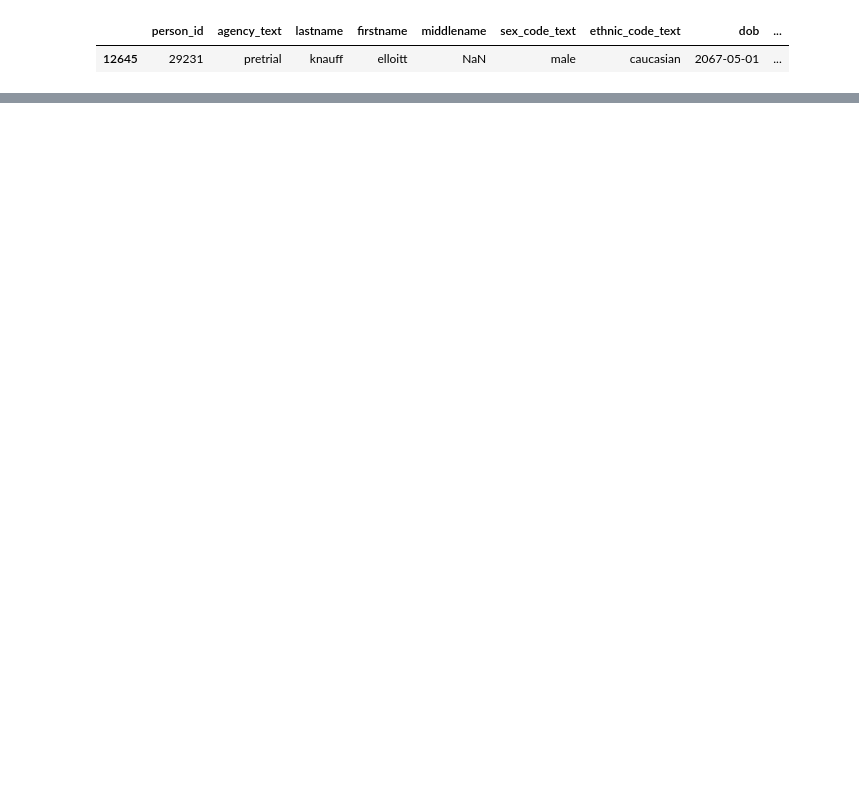
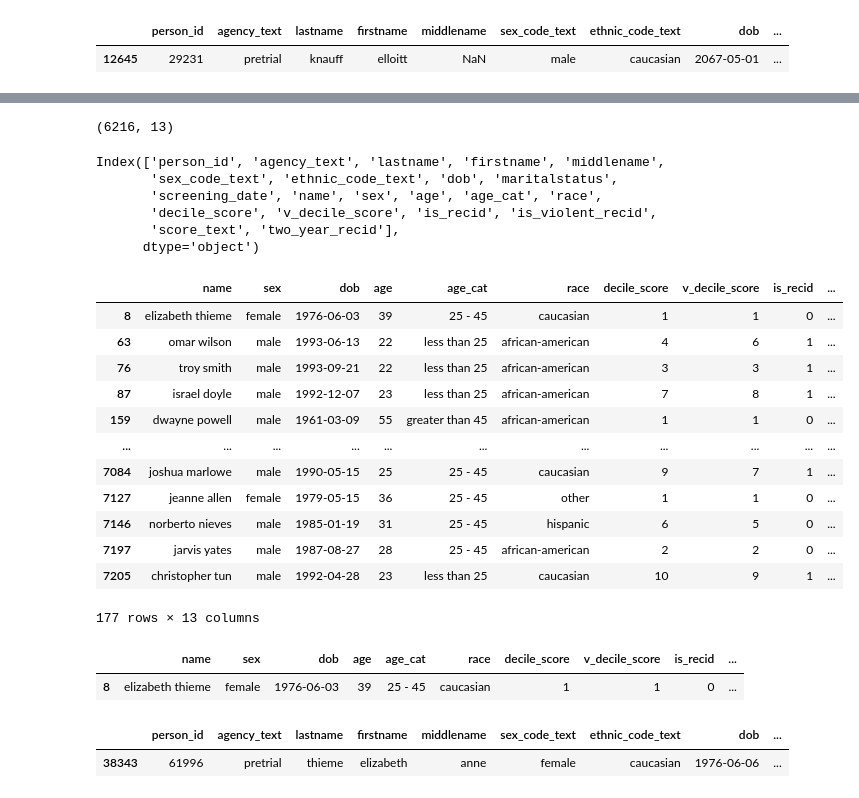
Before and after one commit to aaznarmellado-collab/TFM-Sesgos-en-el-sistema-judicial-de-EEUU-, a Jupyter notebook: 01_Notebooks/TFM_SESGOS_EN_EL_SISTEMA_JUDICIAL_DE_EEUU.ipynb, the cells around one changed output, grey strips where cells are left out. Saved outputs shown, nothing was run; the diff lists cells and outputs as text; code cells hidden in the pictures; blank space fills up the shorter version.

Commit message:
Rapidfuzz names

```diff
--- a/01_Notebooks/TFM_SESGOS_EN_EL_SISTEMA_JUDICIAL_DE_EEUU.ipynb
+++ b/01_Notebooks/TFM_SESGOS_EN_EL_SISTEMA_JUDICIAL_DE_EEUU.ipynb
@@ -326,0 +289,2 @@ df_raw_clean.query("lastname == 'knauff'")
+# %%
+df_raw_clean['dob'] = df_raw_clean['dob'].apply(lambda x : x - pd.DateOffset(years = 100) if x > pd.to_datetime('2000-01-01') else x)
@@ -326,0 +334,31 @@ df_raw_clean.query("lastname == 'knauff'")
+# %%
+#nombres_df_raw = df_raw_clean['name'].unique().tolist()
+
+# nombres_df_two_years = df_two_years_clean['name'].unique().tolist()
+
+def fuzzy_replace_safe(row, df_maestro, threshold=85):
+
+    posibles = df_maestro[df_maestro["dob"] == row["dob"]]
+
+    if posibles.empty:
+        return row["name"]
+
+    result = process.extractOne(
+        row["name"],
+        posibles["name"].tolist(),
+        scorer=fuzz.token_sort_ratio
+    )
+
+    if result is None:
+        return row["name"]
+
+    match, score = result[0], result[1]
+
+    return match if score >= threshold else row["name"]
+
+df_raw_clean["name"] = df_raw_clean.apply(
+    lambda row: fuzzy_replace_safe(row, df_two_years_clean),
+    axis=1
+)
+# %%
+test_merge = pd.merge(df_raw_clean, df_two_years_clean,on=["dob", 'name', 'screening_date'], how='inner')           #shape two years clean de 6216
@@ -326,0 +371,4 @@ df_raw_clean.query("lastname == 'knauff'")
+# %%
+df_two_years_clean.shape
+# %% [output]
+(6216, 13)
@@ -326,0 +383,41 @@ df_raw_clean.query("lastname == 'knauff'")
+# %%
+test_merge.columns
+# %% [output]
+Index(['person_id', 'agency_text', 'lastname', 'firstname', 'middlename',
+       'sex_code_text', 'ethnic_code_text', 'dob', 'maritalstatus',
+       'screening_date', 'name', 'sex', 'age', 'age_cat', 'race',
+       'decile_score', 'v_decile_score', 'is_recid', 'is_violent_recid',
+       'score_text', 'two_year_recid'],
+      dtype='object')
+# %%
+cols = df_two_years_clean.columns.tolist()
+
+df2_tuples = list(test_merge[cols].itertuples(index=False, name=None))
+
+df1_no_match = df_two_years_clean[~df_two_years_clean[cols].apply(tuple, axis=1).isin(df2_tuples)]
+# %%
+df1_no_match
+# %% [output]
+|  | name | sex | dob | age | age_cat | race | decile_score | v_decile_score | is_recid | ... |
+| 8 | elizabeth thieme | female | 1976-06-03 | 39 | 25 - 45 | caucasian | 1 | 1 | 0 | ... |
+| 63 | omar wilson | male | 1993-06-13 | 22 | less than 25 | african-american | 4 | 6 | 1 | ... |
+| 76 | troy smith | male | 1993-09-21 | 22 | less than 25 | african-american | 3 | 3 | 1 | ... |
+| 87 | israel doyle | male | 1992-12-07 | 23 | less than 25 | african-american | 7 | 8 | 1 | ... |
+| 159 | dwayne powell | male | 1961-03-09 | 55 | greater than 45 | african-american | 1 | 1 | 0 | ... |
+| ... | ... | ... | ... | ... | ... | ... | ... | ... | ... | ... |
+| 7084 | joshua marlowe | male | 1990-05-15 | 25 | 25 - 45 | caucasian | 9 | 7 | 1 | ... |
+| 7127 | jeanne allen | female | 1979-05-15 | 36 | 25 - 45 | other | 1 | 1 | 0 | ... |
+| 7146 | norberto nieves | male | 1985-01-19 | 31 | 25 - 45 | hispanic | 6 | 5 | 0 | ... |
+| 7197 | jarvis yates | male | 1987-08-27 | 28 | 25 - 45 | african-american | 2 | 2 | 0 | ... |
+| 7205 | christopher tun | male | 1992-04-28 | 23 | less than 25 | caucasian | 10 | 9 | 1 | ... |
+177 rows × 13 columns
+# %%
+df_two_years_clean[df_two_years_clean.name == 'elizabeth thieme']
+# %% [output]
+|  | name | sex | dob | age | age_cat | race | decile_score | v_decile_score | is_recid | ... |
+| 8 | elizabeth thieme | female | 1976-06-03 | 39 | 25 - 45 | caucasian | 1 | 1 | 0 | ... |
+# %%
+df_raw_clean[df_raw_clean.name == 'elizabeth thieme']
+# %% [output]
+|  | person_id | agency_text | lastname | firstname | middlename | sex_code_text | ethnic_code_text | dob | ... |
+| 38343 | 61996 | pretrial | thieme | elizabeth | anne | female | caucasian | 1976-06-06 | ... |
```
Also changed, not shown: parts of 19 cells of this notebook.
